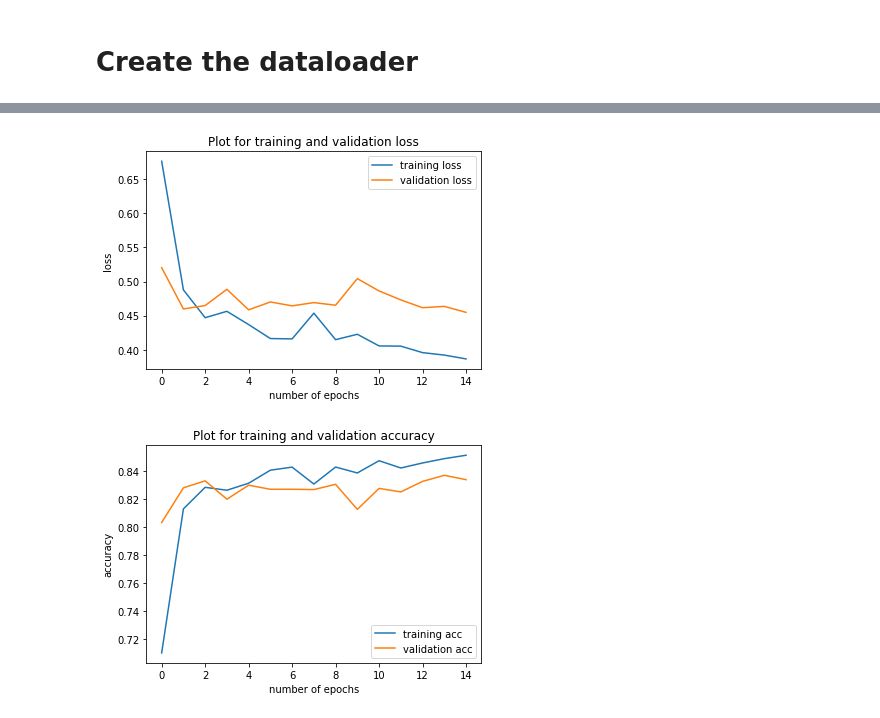
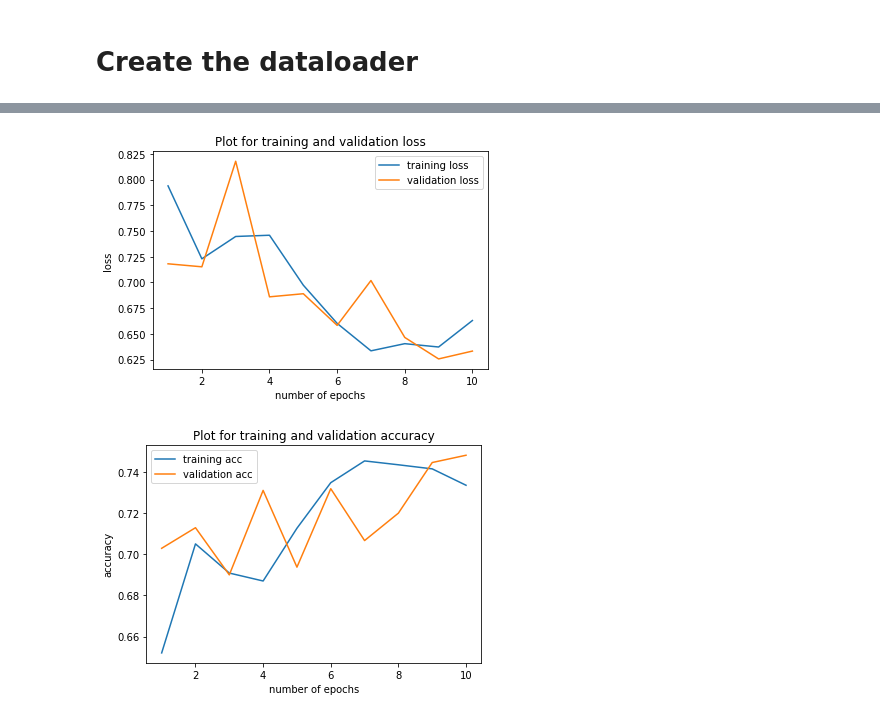
Before and after one commit to evelynerhuan/Noffence, a Jupyter notebook: GPT2.ipynb, the cells around one changed output, grey strips where cells are left out. Saved outputs shown, nothing was run; the diff lists cells and outputs as text; code cells hidden in the pictures.

Commit message:
Update GPT2.ipynb
optimized and evaluated

```diff
--- a/GPT2.ipynb
+++ b/GPT2.ipynb
@@ -161,9 +148,9 @@ def predict(dataloader, device):
 # Load the model
 # %%
 # Define the model parameters
-max_len = None # Max lenght of the text for input
+max_len = None # Max length of the text for input
 batch_size = 32
-epochs = 15
+epochs = 10
 # %%
 print('Loading gpt-2 model')
 model_config = GPT2Config.from_pretrained(pretrained_model_name_or_path='gpt2', num_labels=3)
@@ -220,5 +207,5 @@ train_dataloader
 # %%
-optimizer = AdamW(model.parameters(), lr = 5e-5, eps = 1e-8, weight_decay=0.01)
+optimizer = torch.optim.AdamW(model.parameters(), lr = 3e-5, eps = 1e-8, weight_decay=0.01)
 total_steps = len(train_dataloader) * epochs
 scheduler = get_linear_schedule_with_warmup(optimizer, num_warmup_steps = 0, num_training_steps = total_steps)
 loss = []
@@ -270,21 +252,21 @@ for epoch in tqdm(range(epochs)):
 # %%
 fig = plt.figure()
-plt.plot(range(0, len(loss)), loss, label ='training loss')
-plt.plot(range(0, len(val_loss_list)), val_loss_list, label ='validation loss')
+plt.plot(range(1, epochs+1), loss, label ='training loss')
+plt.plot(range(1, epochs+1), val_loss_list, label ='validation loss')
 plt.title("Plot for training and validation loss")
 plt.xlabel("number of epochs")
 plt.ylabel("loss")
 plt.legend()
 plt.show()
 
 fig = plt.figure()
-plt.plot(range(0, len(accuracy)), accuracy, label ='training acc')
-plt.plot(range(0, len(val_accuracy_list)), val_accuracy_list, label ='validation acc')
+plt.plot(range(1, epochs+1), accuracy, label ='training acc')
+plt.plot(range(1, epochs+1), val_accuracy_list, label ='validation acc')
 plt.title("Plot for training and validation accuracy")
 plt.xlabel("number of epochs")
 plt.ylabel("accuracy")
 plt.legend()
 plt.show()
 # %% [output]
-[figure, old version]
+[figure, new version]
-[figure, old version]
+[figure, new version]
```
Also changed, not shown: parts of 7 cells of this notebook.
